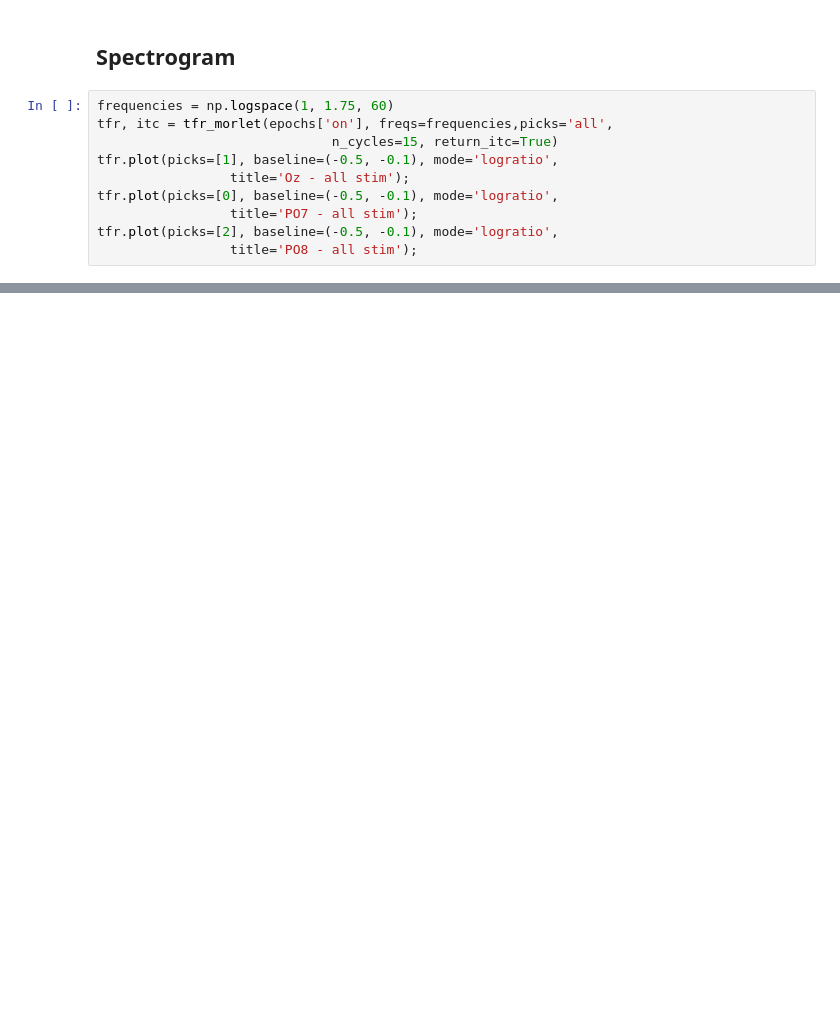
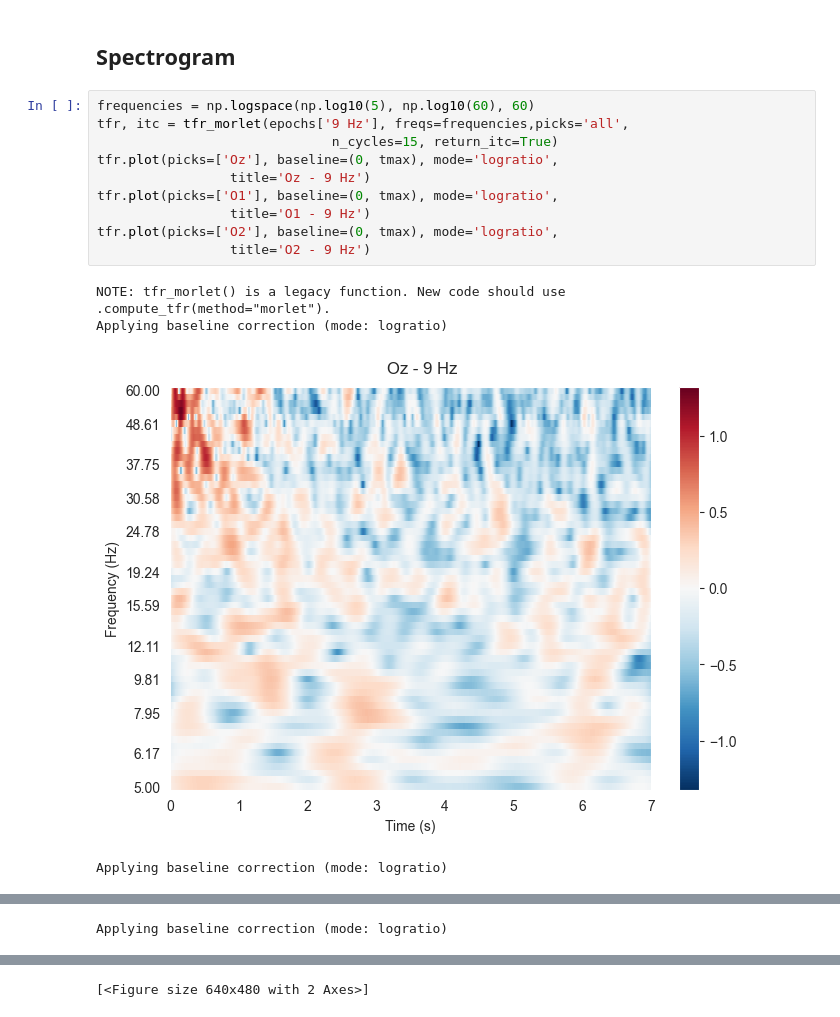
Before and after one commit to pellet/ssvep_brainhack, a Jupyter notebook: 01r__ssvep_viz.ipynb, the cells around one changed output, grey strips where cells are left out. Drawn from its saved outputs; the diff is of its cells as text; blank space fills up the shorter version.

```diff
--- a/01r__ssvep_viz.ipynb
+++ b/01r__ssvep_viz.ipynb
@@ -147,12 +181,17 @@ for i, ch_name in enumerate(epochs.ch_names):
 # %% [markdown]
 ## Spectrogram
 # %%
-frequencies = np.logspace(1, 1.75, 60)
-tfr, itc = tfr_morlet(epochs['on'], freqs=frequencies,picks='all',
+frequencies = np.logspace(np.log10(5), np.log10(60), 60)
+tfr, itc = tfr_morlet(epochs['9 Hz'], freqs=frequencies,picks='all',
                               n_cycles=15, return_itc=True)
-tfr.plot(picks=[1], baseline=(-0.5, -0.1), mode='logratio',
-                 title='Oz - all stim');
-tfr.plot(picks=[0], baseline=(-0.5, -0.1), mode='logratio',
-                 title='PO7 - all stim');
-tfr.plot(picks=[2], baseline=(-0.5, -0.1), mode='logratio',
-                 title='PO8 - all stim');
+tfr.plot(picks=['Oz'], baseline=(0, tmax), mode='logratio',
+                 title='Oz - 9 Hz')
+tfr.plot(picks=['O1'], baseline=(0, tmax), mode='logratio',
+                 title='O1 - 9 Hz')
+tfr.plot(picks=['O2'], baseline=(0, tmax), mode='logratio',
+                 title='O2 - 9 Hz')
+# %% [output]
+NOTE: tfr_morlet() is a legacy function. New code should use .compute_tfr(method="morlet").
+Applying baseline correction (mode: logratio)
+[figure, added]
+Applying baseline correction (mode: logratio)
@@ -158,0 +199 @@ tfr.plot(picks=[2], baseline=(-0.5, -0.1), mode='logratio',
+Applying baseline correction (mode: logratio)
@@ -158,0 +201 @@ tfr.plot(picks=[2], baseline=(-0.5, -0.1), mode='logratio',
+[<Figure size 640x480 with 2 Axes>]
```
Also changed, not shown: parts of 7 cells of this notebook.
